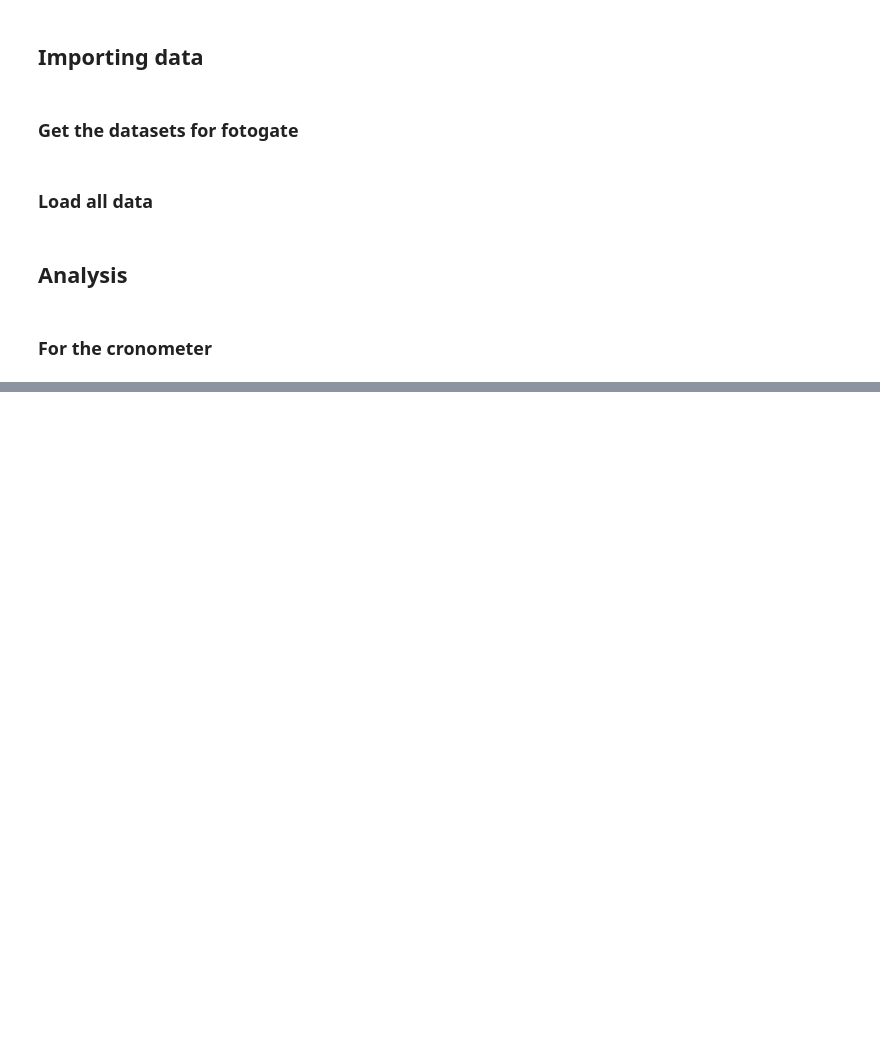
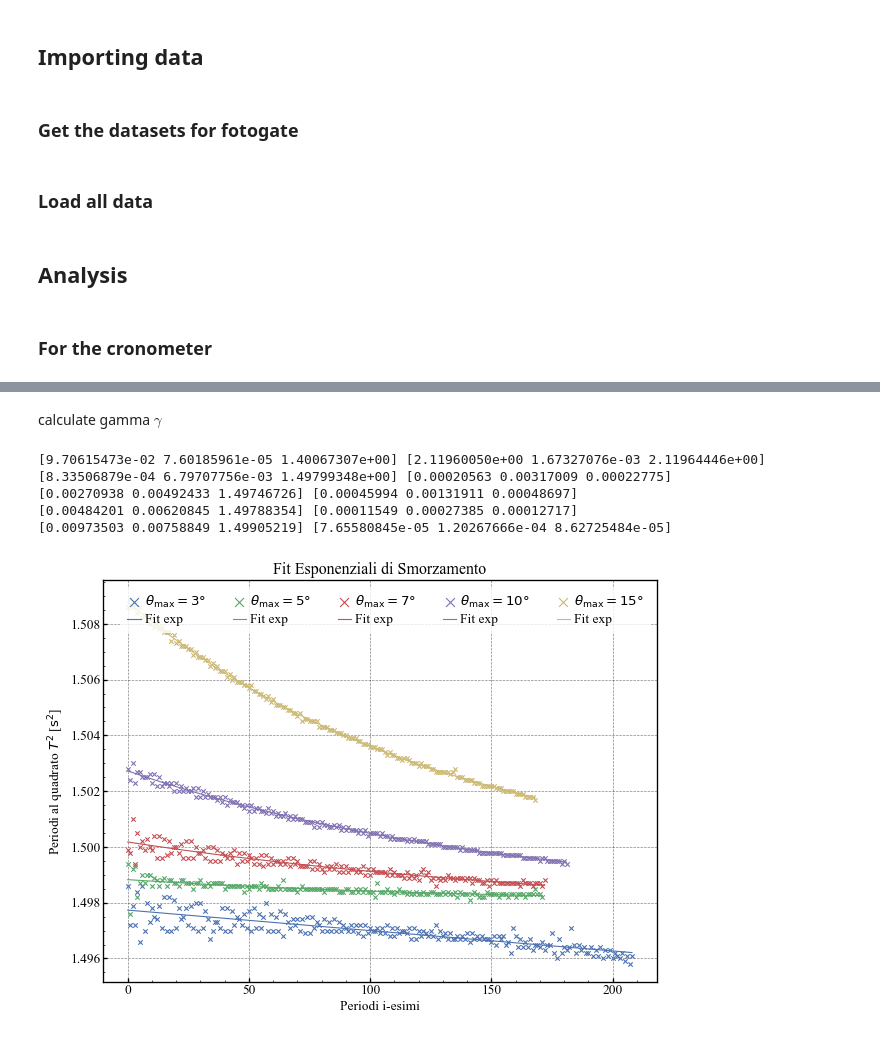
Before and after one commit to Mattia04/Accelerazione-gravitazionale, a Jupyter notebook: script.ipynb, the cells around one changed output, grey strips where cells are left out. Drawn from its saved outputs; the diff is of its cells as text; code cells hidden in the pictures; blank space fills up the shorter version.

```diff
--- a/script.ipynb
+++ b/script.ipynb
@@ -83,0 +278,44 @@ for dataset in data_cronos:
+# %% [markdown]
+calculate gamma $\gamma$
+# %%
+exp_func = lambda x, a, b, c: a * np.exp(-b * x) + c
+
+with open(
+    "data/misure fototraguardo, angoli diversi, 3-5-7-10-15 gradi.csv", "r"
+) as file:
+    data = pd.read_csv(file, delimiter=";", decimal=",").iloc[0:]
+
+angles_used = [3, 5, 7, 10, 15]
+
+for i in range(0, 10, 2):
+    X = np.arange(len(data.iloc[:, i].dropna()))
+    Y = data.iloc[:, i + 1].dropna().to_numpy()
+    plt.scatter(
+        X, Y, marker="x", label=rf"$\theta_\text{{max}} = {angles_used[i//2]}°$"
+    )
+
+    params, cov = scipy.optimize.curve_fit(
+        exp_func,
+        X,
+        Y,
+        p0=[0.001, 0.001, 1.5],
+        maxfev=3000,
+        bounds=((0, 0, 1.4), (10, 1, 1.6)),
+    )
+    std = np.sqrt(np.diag(cov))
+
+    print(params, std)
+    plt.plot(X, exp_func(X, *params), label="Fit exp")
+
+plt.title("Fit Esponenziali di Smorzamento")
+plt.xlabel(r"Periodi i-esimi")
+plt.ylabel(r"Periodi al quadrato $T^2$ [$\text{s}^2$]")
+plt.legend(ncol=5)
+plt.savefig("images/Fit Esponenziale per Angoli Diversi.png")
+# %% [output]
+[9.70615473e-02 7.60185961e-05 1.40067307e+00] [2.11960050e+00 1.67327076e-03 2.11964446e+00]
+[8.33506879e-04 6.79707756e-03 1.49799348e+00] [0.00020563 0.00317009 0.00022775]
+[0.00270938 0.00492433 1.49746726] [0.00045994 0.00131911 0.00048697]
+[0.00484201 0.00620845 1.49788354] [0.00011549 0.00027385 0.00012717]
+[0.00973503 0.00758849 1.49905219] [7.65580845e-05 1.20267666e-04 8.62725484e-05]
+[figure, added]
```
Also changed, not shown: parts of 7 cells of this notebook.
